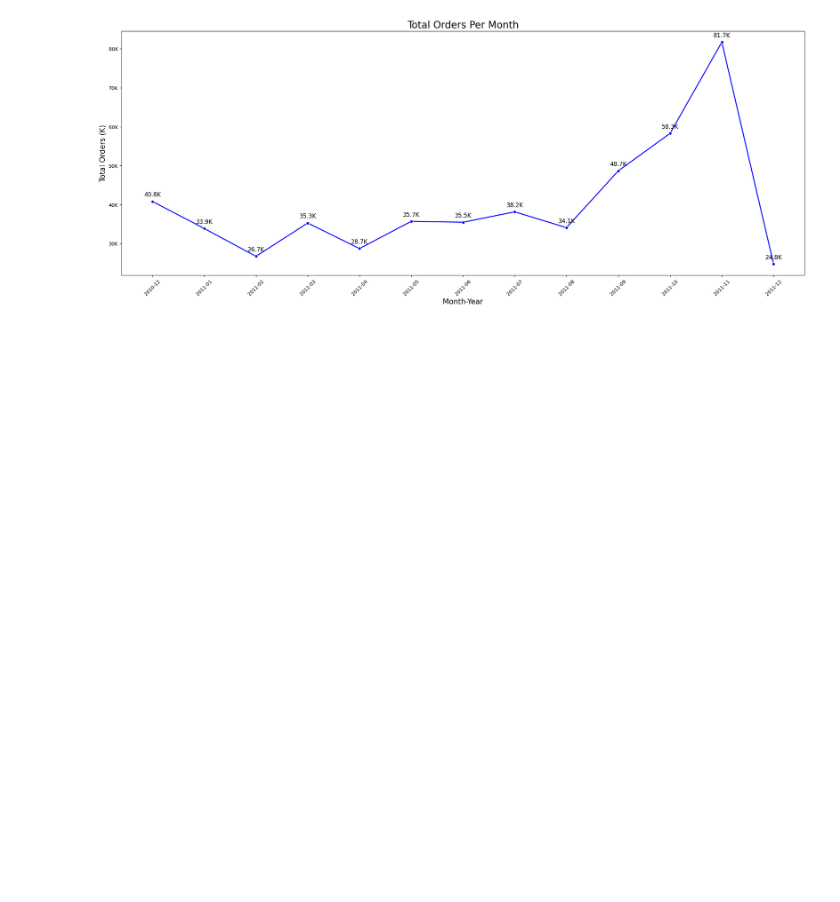
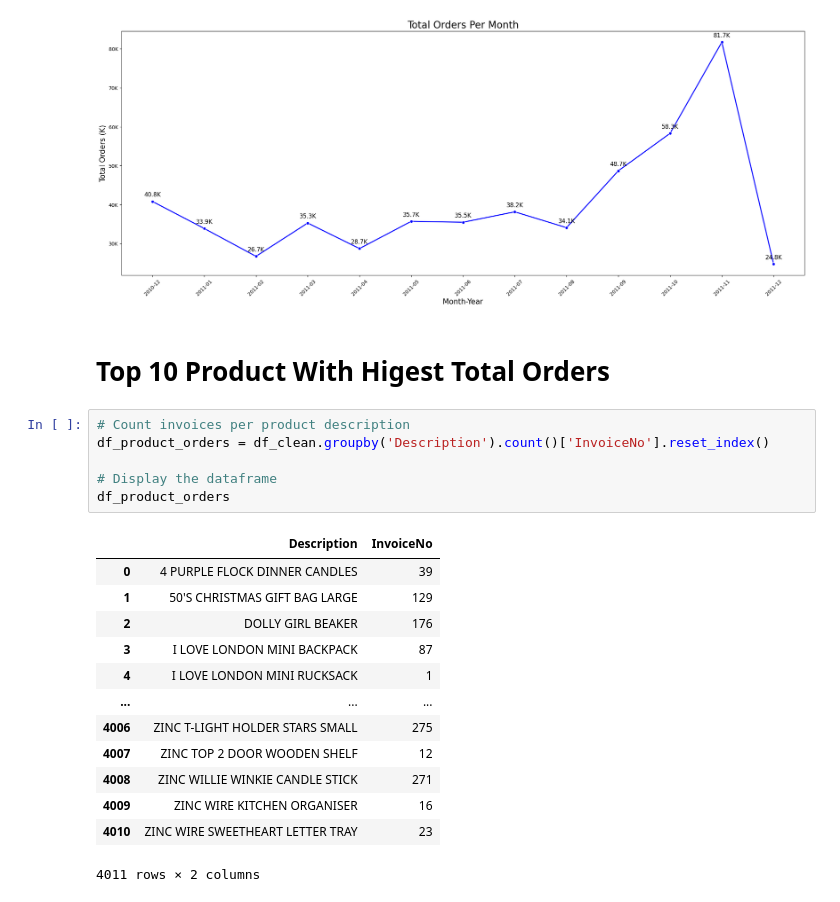
Before and after one commit to arsiimam/Online-Retail-Analysis, a Jupyter notebook: Notebooks/EDA.ipynb, the cells around one changed output. Drawn from its saved outputs; the diff is of its cells as text; blank space fills up the shorter version.

```diff
--- a/Notebooks/EDA.ipynb
+++ b/Notebooks/EDA.ipynb
@@ -322,3 +322,25 @@ plt.xticks(rotation=45)
 plt.show()
 # %% [output]
 [figure]
+# %% [markdown]
+# **Top 10 Product With Higest Total Orders**
+# %%
+# Count invoices per product description
+df_product_orders = df_clean.groupby('Description').count()['InvoiceNo'].reset_index()
+
+# Display the dataframe
+df_product_orders
+# %% [output]
+|  | Description | InvoiceNo |
+| 0 | 4 PURPLE FLOCK DINNER CANDLES | 39 |
+| 1 | 50'S CHRISTMAS GIFT BAG LARGE | 129 |
+| 2 | DOLLY GIRL BEAKER | 176 |
+| 3 | I LOVE LONDON MINI BACKPACK | 87 |
+| 4 | I LOVE LONDON MINI RUCKSACK | 1 |
+| ... | ... | ... |
+| 4006 | ZINC T-LIGHT HOLDER STARS SMALL | 275 |
+| 4007 | ZINC TOP 2 DOOR WOODEN SHELF | 12 |
+| 4008 | ZINC WILLIE WINKIE CANDLE STICK | 271 |
+| 4009 | ZINC WIRE KITCHEN ORGANISER | 16 |
+| 4010 | ZINC WIRE SWEETHEART LETTER TRAY | 23 |
+4011 rows × 2 columns
```
Also changed, not shown: parts of 2 cells of this notebook.
